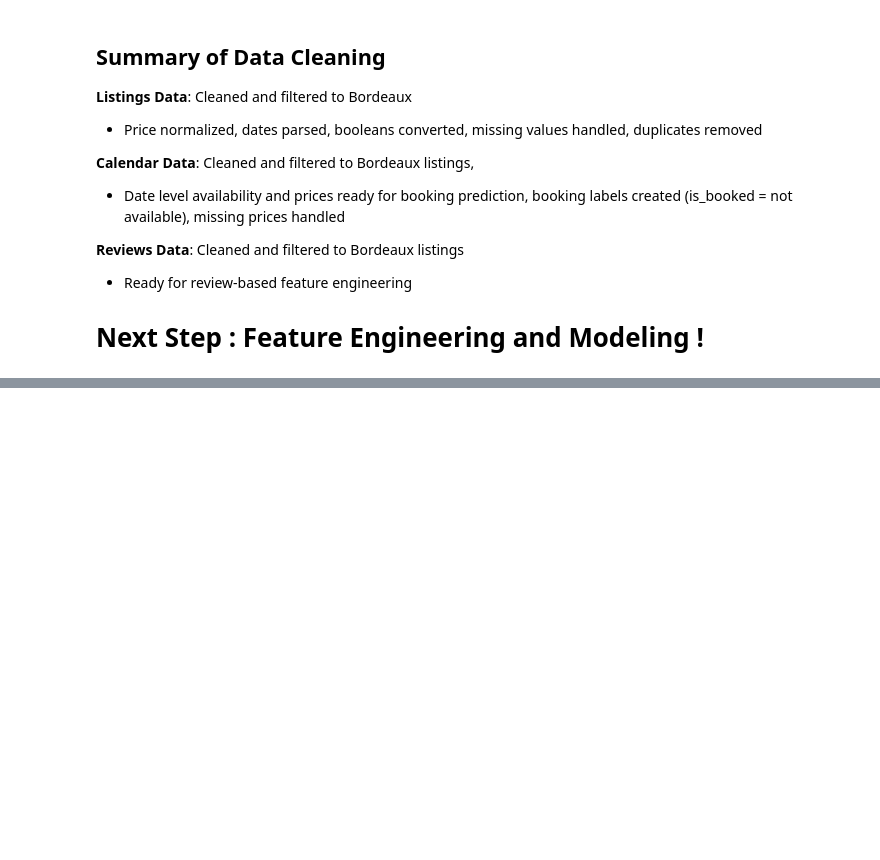
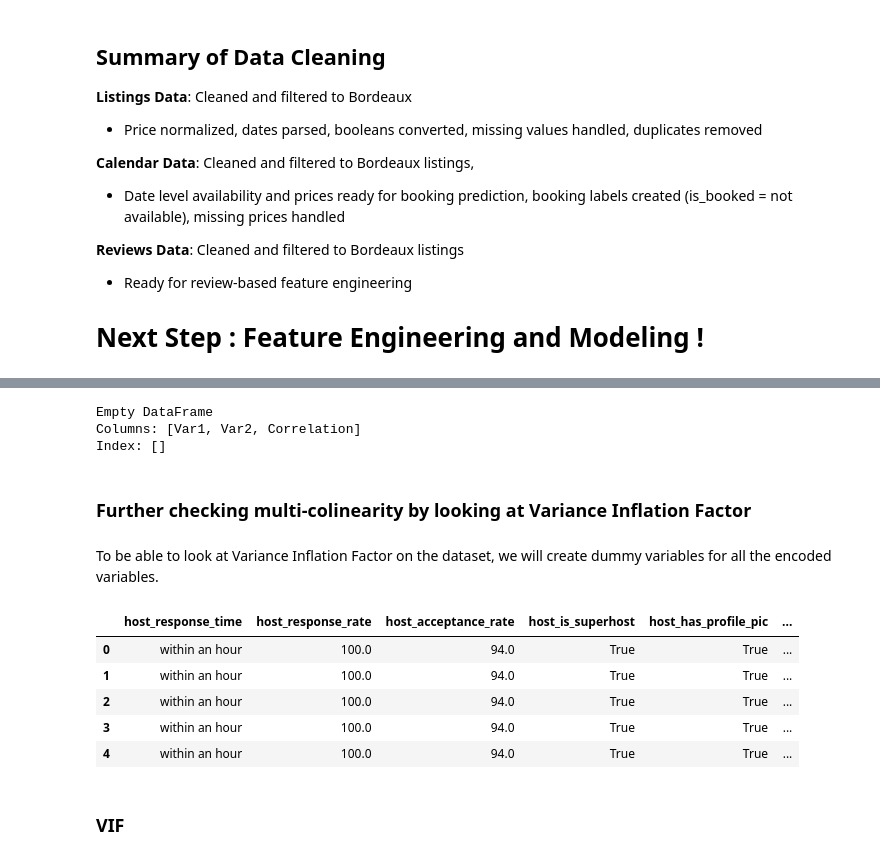
Before and after one commit to elisemyr/project_business_data_science, a Jupyter notebook: Business Data Science Project Airbnb.ipynb, the cells around one changed output, grey strips where cells are left out. Saved outputs shown, nothing was run; the diff lists cells and outputs as text; code cells hidden in the pictures; blank space fills up the shorter version.

```diff
--- a/Business Data Science Project Airbnb.ipynb
+++ b/Business Data Science Project Airbnb.ipynb
@@ -570,0 +876,12 @@ REVIEWS:
+# %%
+# drop because it is highly correlated with the number of reviews during the past year
+df_encoded = df_encoded.drop(columns=['estimated_occupancy_l365d'])
+# %%
+# drop because it is highly correlated with the number of bedrooms
+df_encoded = df_encoded.drop(columns=['accommodates'])
+# %%
+# drop the id because it is related to first review year
+df_encoded = df_encoded.drop(columns=['id'])
+# %%
+# drop price
+df_encoded = df_encoded.drop(columns=['price'])
@@ -570,0 +900,30 @@ REVIEWS:
+# %%
+new_numerical_columns = ['host_response_rate', 'host_acceptance_rate', 'bedrooms', 'beds', 'minimum_nights', 'maximum_nights', 'availability_30',
+       'number_of_reviews_l30d', 'number_of_reviews_ly', 'estimated_revenue_l365d', 'review_scores_rating',
+       'review_scores_checkin', 'review_scores_communication', 'review_scores_location', 'instant_bookable',
+       'calculated_host_listings_count', 'calculated_host_listings_count_private_rooms',
+       'calculated_host_listings_count_shared_rooms', 'amenities_count', 'host_verifications_count', 'bathrooms_clean',
+       'date', 'is_booked', 'price_clean', 'host_since_year', 'first_review_year', 'last_review_year']
+
+corr = df_encoded[new_numerical_columns].corr()
+high_corr_pairs = get_high_correlation_pairs(corr, threshold=0.7)
+print(high_corr_pairs)
+# %% [output]
+Empty DataFrame
+Columns: [Var1, Var2, Correlation]
+Index: []
+# %% [markdown]
+### Further checking multi-colinearity by looking at Variance Inflation Factor
+# %% [markdown]
+To be able to look at Variance Inflation Factor on the dataset, we will create dummy variables for all the encoded variables.
+# %%
+df_encoded.head()
+# %% [output]
+|  | host_response_time | host_response_rate | host_acceptance_rate | host_is_superhost | host_has_profile_pic | ... |
+| 0 | within an hour | 100.0 | 94.0 | True | True | ... |
+| 1 | within an hour | 100.0 | 94.0 | True | True | ... |
+| 2 | within an hour | 100.0 | 94.0 | True | True | ... |
+| 3 | within an hour | 100.0 | 94.0 | True | True | ... |
+| 4 | within an hour | 100.0 | 94.0 | True | True | ... |
+# %% [markdown]
+### VIF
```
Also changed, not shown: parts of 50 cells of this notebook, 1 other file.
